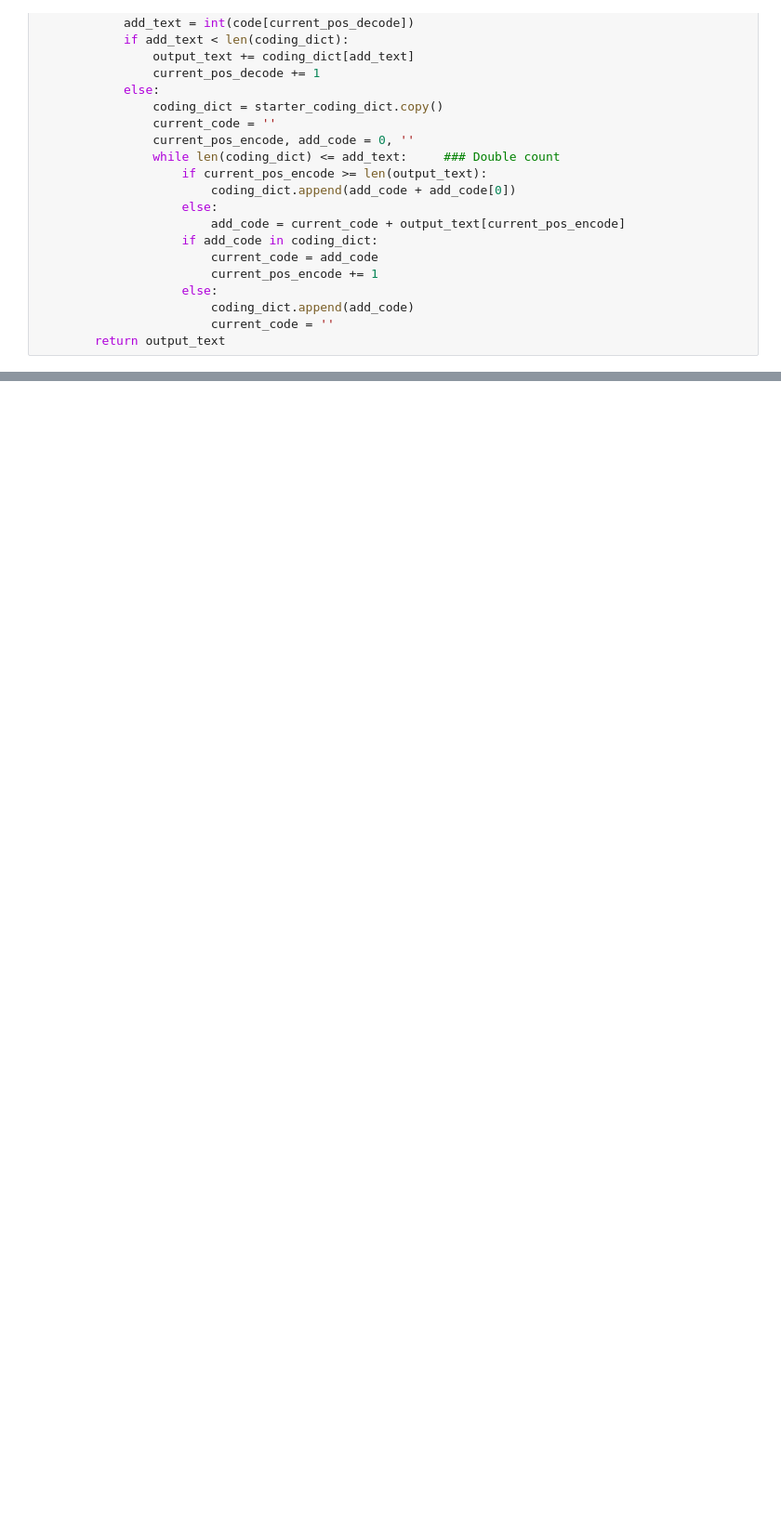
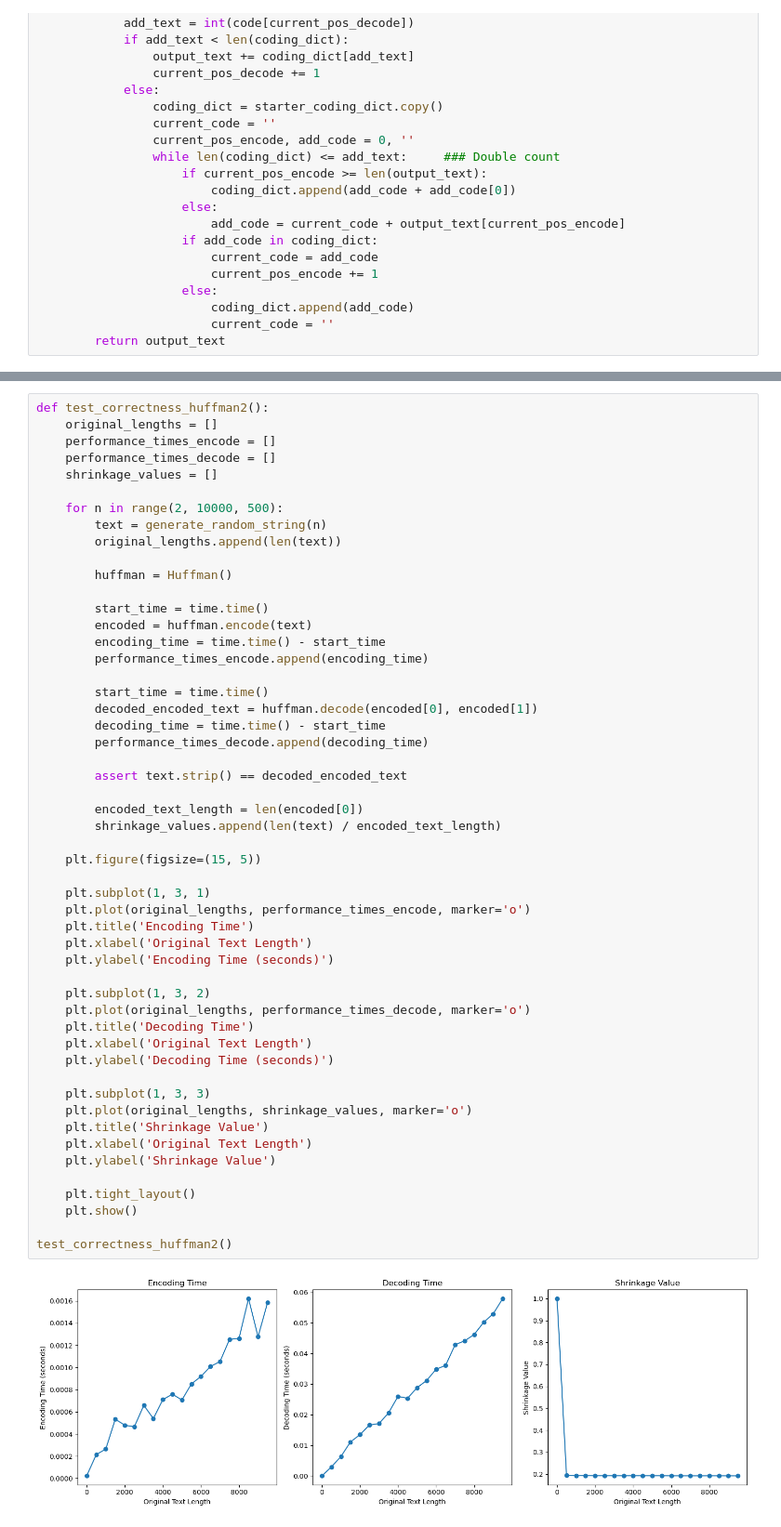
Before and after one commit to Zhukowych/9-lab-compresssion-algorithms, a Jupyter notebook: Huffman-LZW.ipynb, the cells around one changed output, grey strips where cells are left out. Shown at 93% size. Cells and saved outputs as stored; diff of their text form; blank space fills up the shorter version.

```diff
--- a/Huffman-LZW.ipynb
+++ b/Huffman-LZW.ipynb
@@ -137,0 +206,54 @@ class LZW:
+# %%
+def test_correctness_huffman2():
+    original_lengths = []
+    performance_times_encode = []
+    performance_times_decode = []
+    shrinkage_values = []
+
+    for n in range(2, 10000, 500):
+        text = generate_random_string(n)
+        original_lengths.append(len(text))
+
+        huffman = Huffman()
+
+        start_time = time.time()
+        encoded = huffman.encode(text)
+        encoding_time = time.time() - start_time
+        performance_times_encode.append(encoding_time)
+
+        start_time = time.time()
+        decoded_encoded_text = huffman.decode(encoded[0], encoded[1])
+        decoding_time = time.time() - start_time
+        performance_times_decode.append(decoding_time)
+
+        assert text.strip() == decoded_encoded_text
+
+        encoded_text_length = len(encoded[0])
+        shrinkage_values.append(len(text) / encoded_text_length)
+
+    plt.figure(figsize=(15, 5))
+
+    plt.subplot(1, 3, 1)
+    plt.plot(original_lengths, performance_times_encode, marker='o')
+    plt.title('Encoding Time')
+    plt.xlabel('Original Text Length')
+    plt.ylabel('Encoding Time (seconds)')
+
+    plt.subplot(1, 3, 2)
+    plt.plot(original_lengths, performance_times_decode, marker='o')
+    plt.title('Decoding Time')
+    plt.xlabel('Original Text Length')
+    plt.ylabel('Decoding Time (seconds)')
+
+    plt.subplot(1, 3, 3)
+    plt.plot(original_lengths, shrinkage_values, marker='o')
+    plt.title('Shrinkage Value')
+    plt.xlabel('Original Text Length')
+    plt.ylabel('Shrinkage Value')
+
+    plt.tight_layout()
+    plt.show()
+
+test_correctness_huffman2()
+# %% [output]
+[figure, added]
```
Also changed, not shown: parts of 8 cells of this notebook.
